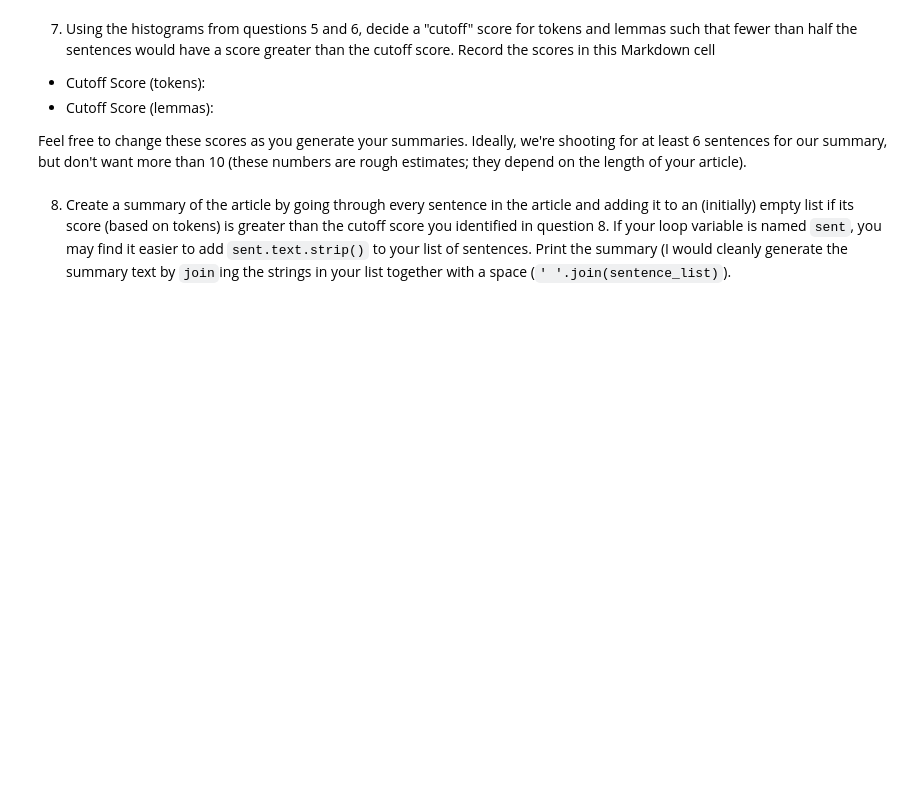
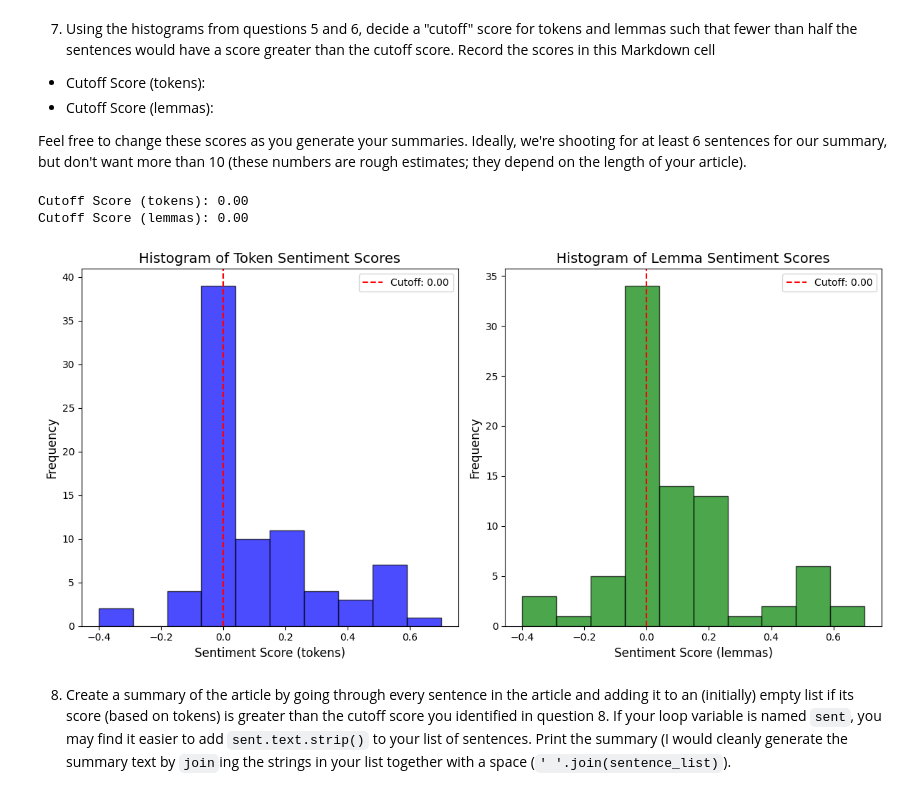
Before and after one commit to albertokabore/Albert_Final_Module_7_article-summarizer, a Jupyter notebook: article-summarizer.ipynb, the cells around one changed output. Cells and saved outputs as stored; diff of their text form; code cells hidden in the pictures; blank space fills up the shorter version.

```diff
--- a/article-summarizer.ipynb
+++ b/article-summarizer.ipynb
@@ -248,5 +248,52 @@ plt.show()
 * Cutoff Score (lemmas):
 
 Feel free to change these scores as you generate your summaries.  Ideally, we're shooting for at least 6 sentences for our summary, but don't want more than 10 (these numbers are rough estimates; they depend on the length of your article).
+# %%
+
+# Step 4: Calculate sentiment scores for tokens and lemmas
+token_scores = [sent._.blob.polarity for sent in doc.sents]
+
+lemma_scores = []
+for sent in doc.sents:
+    lemmas = [token.lemma_.lower() for token in sent if token.is_alpha]
+    lemma_sentence = " ".join(lemmas)
+    lemma_doc = nlp(lemma_sentence)
+    lemma_scores.append(lemma_doc._.blob.polarity)
+
+# Step 5: Determine cutoff scores
+token_cutoff = np.percentile(token_scores, 50)  # Median value
+lemma_cutoff = np.percentile(lemma_scores, 50)  # Median value
+
+# Step 6: Print cutoff scores
+print(f"Cutoff Score (tokens): {token_cutoff:.2f}")
+print(f"Cutoff Score (lemmas): {lemma_cutoff:.2f}")
+
+# Step 7: Plot histograms for visualization
+plt.figure(figsize=(12, 6))
+
+# Token Scores Histogram
+plt.subplot(1, 2, 1)
+plt.hist(token_scores, bins=10, color='blue', alpha=0.7, edgecolor='black')
+plt.axvline(token_cutoff, color='red', linestyle='--', label=f"Cutoff: {token_cutoff:.2f}")
+plt.title('Histogram of Token Sentiment Scores', fontsize=14)
+plt.xlabel('Sentiment Score (tokens)', fontsize=12)
+plt.ylabel('Frequency', fontsize=12)
+plt.legend()
+
+# Lemma Scores Histogram
+plt.subplot(1, 2, 2)
+plt.hist(lemma_scores, bins=10, color='green', alpha=0.7, edgecolor='black')
+plt.axvline(lemma_cutoff, color='red', linestyle='--', label=f"Cutoff: {lemma_cutoff:.2f}")
+plt.title('Histogram of Lemma Sentiment Scores', fontsize=14)
+plt.xlabel('Sentiment Score (lemmas)', fontsize=12)
+plt.ylabel('Frequency', fontsize=12)
+plt.legend()
+
+plt.tight_layout()
+plt.show()
+# %% [output]
+Cutoff Score (tokens): 0.00
+Cutoff Score (lemmas): 0.00
+[figure, added]
 # %% [markdown]
 8. Create a summary of the article by going through every sentence in the article and adding it to an (initially) empty list if its score (based on tokens) is greater than the cutoff score you identified in question 8.  If your loop variable is named `sent`, you may find it easier to add `sent.text.strip()` to your list of sentences.  Print the summary (I would cleanly generate the summary text by `join`ing the strings in your list together with a space (`' '.join(sentence_list)`).
```
Also changed, not shown: parts of 1 cell of this notebook, 1 other file.
